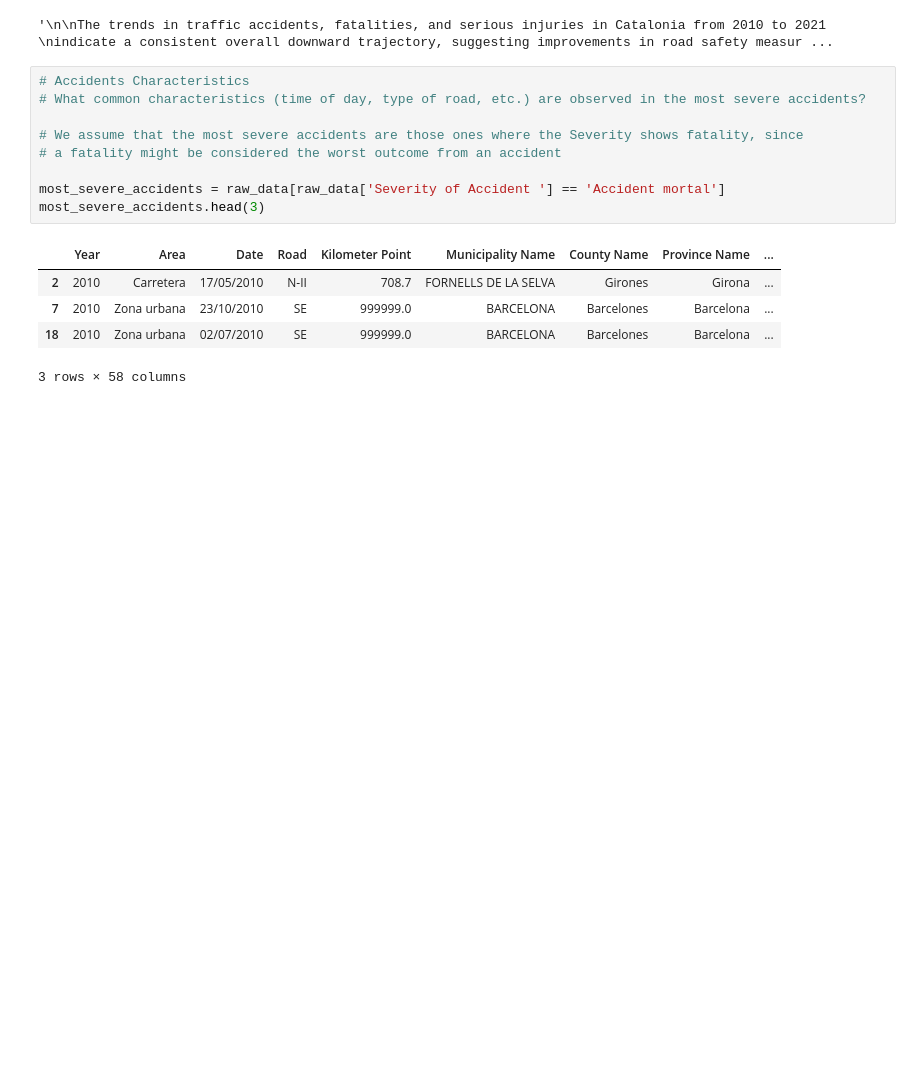
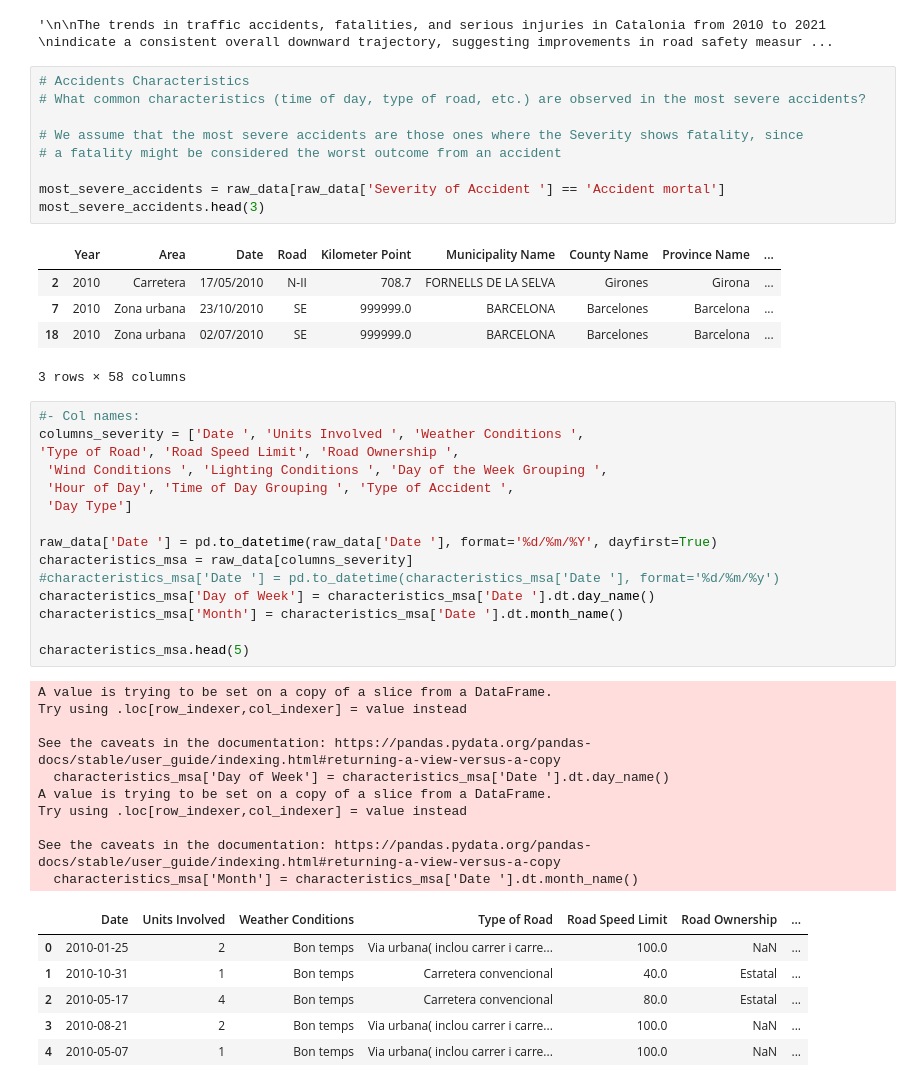
Before and after one commit to MarcLlopart/Traffic-Accident-Analysis, a Jupyter notebook: EDA.ipynb, the cells around one changed output. Drawn from its saved outputs; the diff is of its cells as text; blank space fills up the shorter version.

```diff
--- a/EDA.ipynb
+++ b/EDA.ipynb
@@ -109,3 +109,35 @@ most_severe_accidents.head(3)
 | 7 | 2010 | Zona urbana | 23/10/2010 | SE | 999999.0 | BARCELONA | Barcelones | Barcelona | ... |
 | 18 | 2010 | Zona urbana | 02/07/2010 | SE | 999999.0 | BARCELONA | Barcelones | Barcelona | ... |
 3 rows × 58 columns
+# %%
+#- Col names:
+columns_severity = ['Date ', 'Units Involved ', 'Weather Conditions ',
+'Type of Road', 'Road Speed Limit', 'Road Ownership ',
+ 'Wind Conditions ', 'Lighting Conditions ', 'Day of the Week Grouping ',
+ 'Hour of Day', 'Time of Day Grouping ', 'Type of Accident ',
+ 'Day Type']
+
+raw_data['Date '] = pd.to_datetime(raw_data['Date '], format='%d/%m/%Y', dayfirst=True)
+characteristics_msa = raw_data[columns_severity]
+#characteristics_msa['Date '] = pd.to_datetime(characteristics_msa['Date '], format='%d/%m/%y')
+characteristics_msa['Day of Week'] = characteristics_msa['Date '].dt.day_name()
+characteristics_msa['Month'] = characteristics_msa['Date '].dt.month_name()
+
+characteristics_msa.head(5)
+# %% [output]
+A value is trying to be set on a copy of a slice from a DataFrame.
+Try using .loc[row_indexer,col_indexer] = value instead
+
+See the caveats in the documentation: https://pandas.pydata.org/pandas-docs/stable/user_guide/indexing.html#returning-a-view-versus-a-copy
+  characteristics_msa['Day of Week'] = characteristics_msa['Date '].dt.day_name()
+A value is trying to be set on a copy of a slice from a DataFrame.
+Try using .loc[row_indexer,col_indexer] = value instead
+
+See the caveats in the documentation: https://pandas.pydata.org/pandas-docs/stable/user_guide/indexing.html#returning-a-view-versus-a-copy
+  characteristics_msa['Month'] = characteristics_msa['Date '].dt.month_name()
+|  | Date | Units Involved | Weather Conditions | Type of Road | Road Speed Limit | Road Ownership | ... |
+| 0 | 2010-01-25 | 2 | Bon temps | Via urbana( inclou carrer i carre... | 100.0 | NaN | ... |
+| 1 | 2010-10-31 | 1 | Bon temps | Carretera convencional | 40.0 | Estatal | ... |
+| 2 | 2010-05-17 | 4 | Bon temps | Carretera convencional | 80.0 | Estatal | ... |
+| 3 | 2010-08-21 | 2 | Bon temps | Via urbana( inclou carrer i carre... | 100.0 | NaN | ... |
+| 4 | 2010-05-07 | 1 | Bon temps | Via urbana( inclou carrer i carre... | 100.0 | NaN | ... |
```
Also changed, not shown: parts of 12 cells of this notebook.
